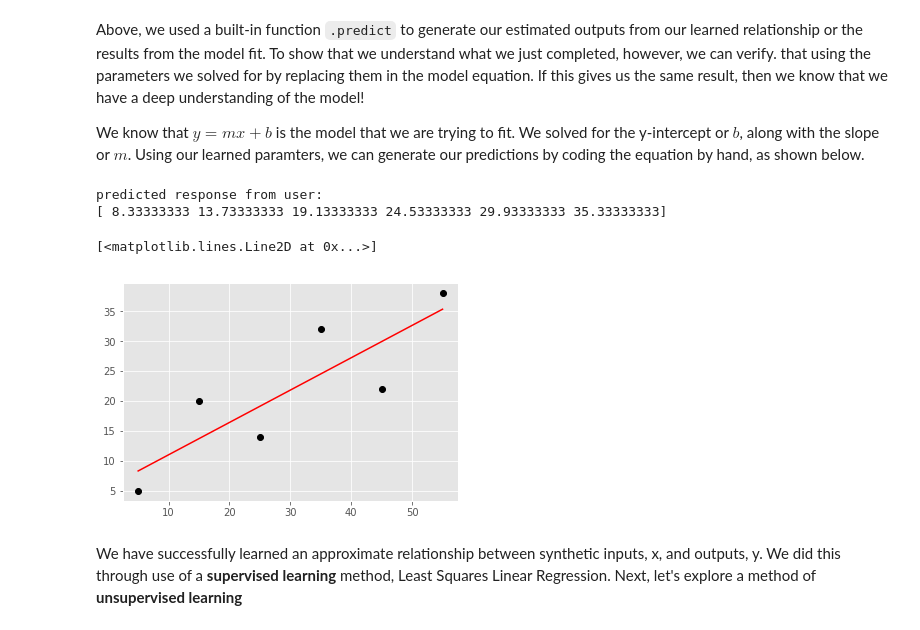
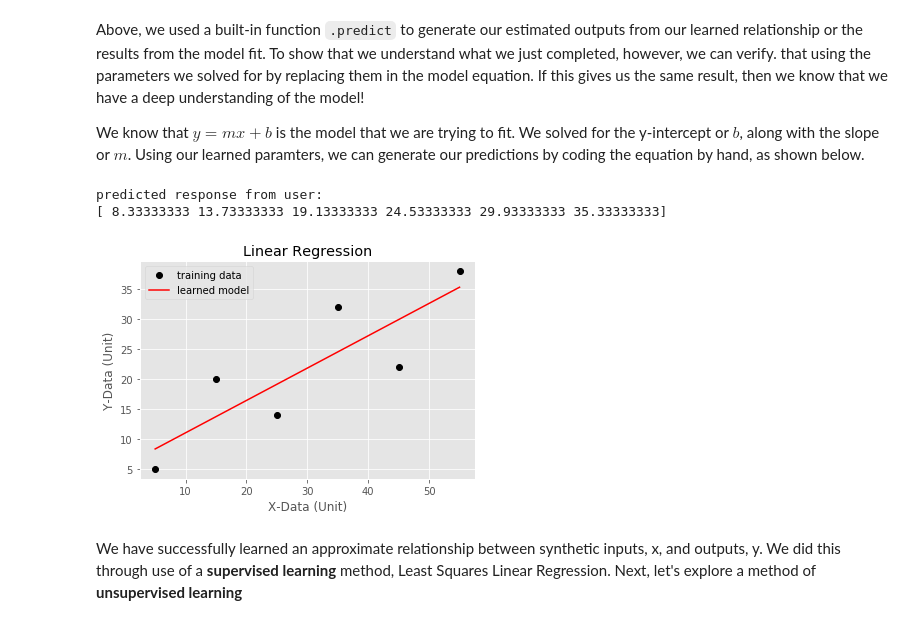
Before and after one commit to josefinacmenendez/IQ_BIO_Workshop_2019, a Jupyter notebook: BIO-IQ-ML.ipynb, the cells around one changed output. Saved outputs shown, nothing was run; the diff lists cells and outputs as text; code cells hidden in the pictures.

```diff
--- a/BIO-IQ-ML.ipynb
+++ b/BIO-IQ-ML.ipynb
@@ -121,10 +121,19 @@ slope: [0.54]
 
 After fitting the model, we would now like to visualize the results and then use the results to predict future outputs of new inputs.
 # %%
+plt.style.use('ggplot') # we use the style 'ggplot' because it is pretty
+
 plt.plot(x, y, 'ko') # plot the original data in black ('k') circles ('o')
 y_pred_package = model.predict(x) # use a predefined method to predict outputs from a set of inputs
 print('predicted response from package:', y_pred_package, sep='\n') # print prediction results
 plt.plot(x, y_pred_package, 'r') # plot the learned relationship in a red ('r') line (default)
+
+# it is crucial to always fully annotate your plots
+plt.xlabel('X-Data (Unit)')
+plt.ylabel('Y-Data (Unit)')
+plt.title('Linear Regression')
+plt.legend(['training data', 'learned model'])
+plt.show() # show the plot generated for each case
 # %% [output]
 predicted response from package:
 [ 8.33333333 13.73333333 19.13333333 24.53333333 29.93333333 35.33333333]
@@ -137,13 +145,19 @@ We know that $y = mx + b$ is the model that we are trying to fit. We solved for
 # %%
 plt.plot(x, y, 'ko')# plot the original data in black ('k') circles ('o')
 y_pred_user = (model.coef_ * x) + model.intercept_ # generate the same predicted relationship using paramters
 print('predicted response from user:', y_pred_package, sep='\n') # print prediction
 plt.plot(x, y_pred_user, 'r') # plot the learned relationship in a red ('r') line (default)
+
+# it is crucial to always fully annotate your plots
+plt.xlabel('X-Data (Unit)')
+plt.ylabel('Y-Data (Unit)')
+plt.title('Linear Regression')
+plt.legend(['training data', 'learned model'])
+plt.show() # show the plot generated for each case
 # %% [output]
 predicted response from user:
 [ 8.33333333 13.73333333 19.13333333 24.53333333 29.93333333 35.33333333]
-[<matplotlib.lines.Line2D at 0x...>]
-[figure, old version]
+[figure, new version]
 # %% [markdown]
 We have successfully learned an approximate relationship between synthetic inputs, x, and outputs, y. We did this through use of a **supervised learning** method, Least Squares Linear Regression. Next, let's explore a method of **unsupervised learning**
 # %% [markdown]
```
Also changed, not shown: parts of 6 cells of this notebook.
